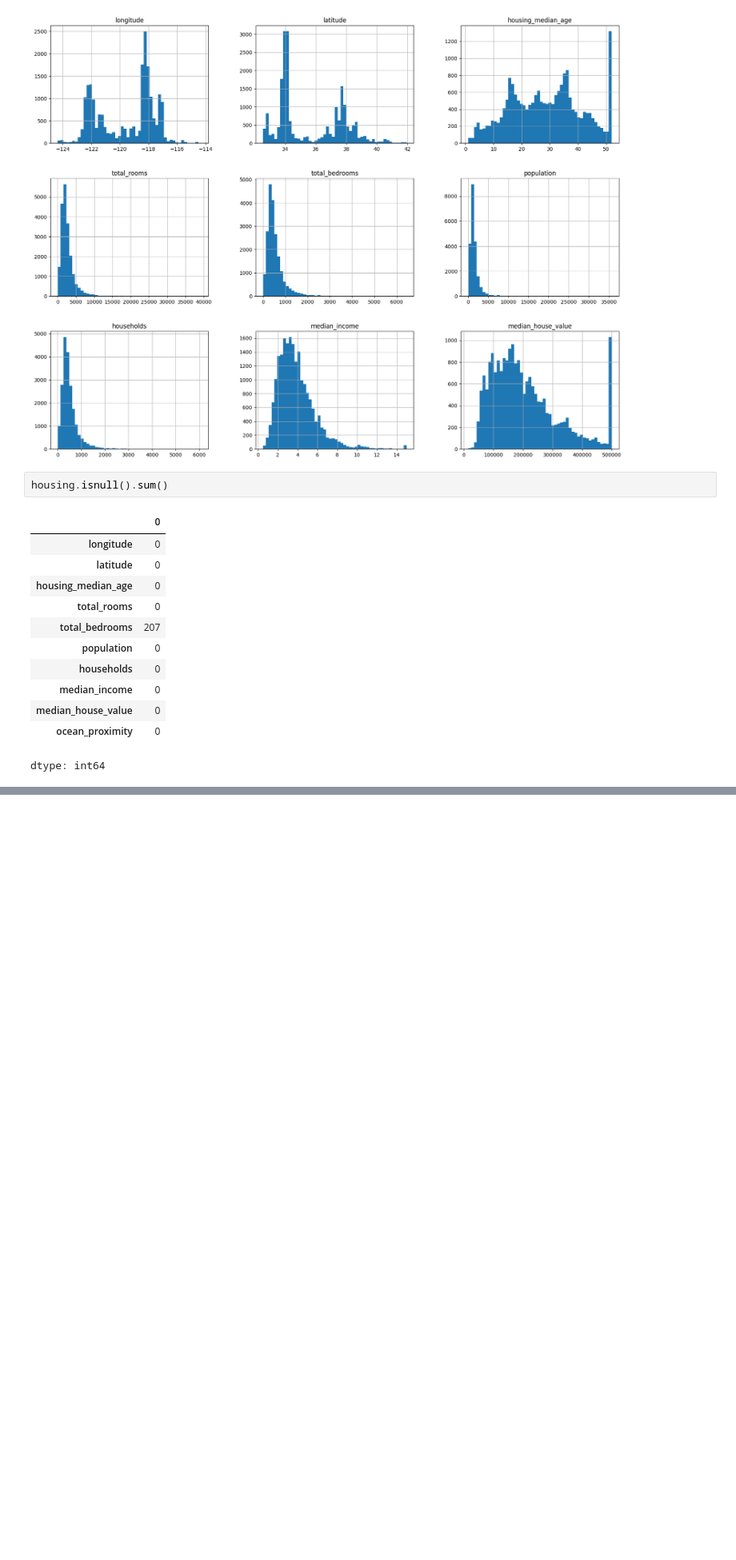
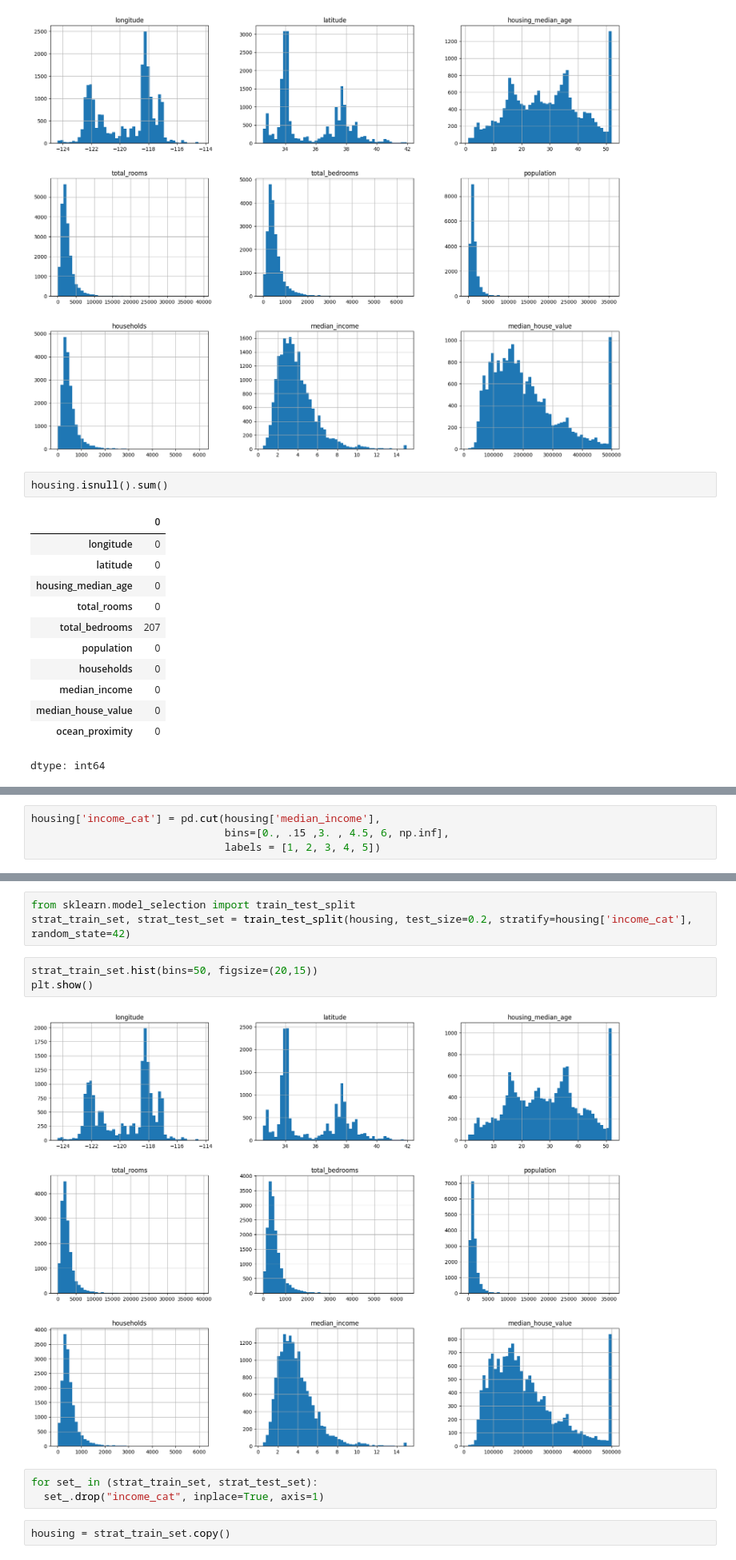
Before and after one commit to JagjeevanAK/Machine-Learning, a Jupyter notebook: chapter-2.ipynb, the cells around one changed output, grey strips where cells are left out. Shown at 80% size. Drawn from its saved outputs; the diff is of its cells as text; blank space fills up the shorter version.

Commit message:
done upto visualization

```diff
--- a/chapter-2.ipynb
+++ b/chapter-2.ipynb
@@ -97,0 +129,4 @@ dtype: int64
+# %%
+housing['income_cat'] = pd.cut(housing['median_income'],
+                               bins=[0., .15 ,3. , 4.5, 6, np.inf],
+                               labels = [1, 2, 3, 4, 5])
@@ -97,0 +147,13 @@ dtype: int64
+# %%
+from sklearn.model_selection import train_test_split
+strat_train_set, strat_test_set = train_test_split(housing, test_size=0.2, stratify=housing['income_cat'], random_state=42)
+# %%
+strat_train_set.hist(bins=50, figsize=(20,15))
+plt.show()
+# %% [output]
+[figure, added]
+# %%
+for set_ in (strat_train_set, strat_test_set):
+  set_.drop("income_cat", inplace=True, axis=1)
+# %%
+housing = strat_train_set.copy()
```
Also changed, not shown: parts of 6 cells of this notebook.
